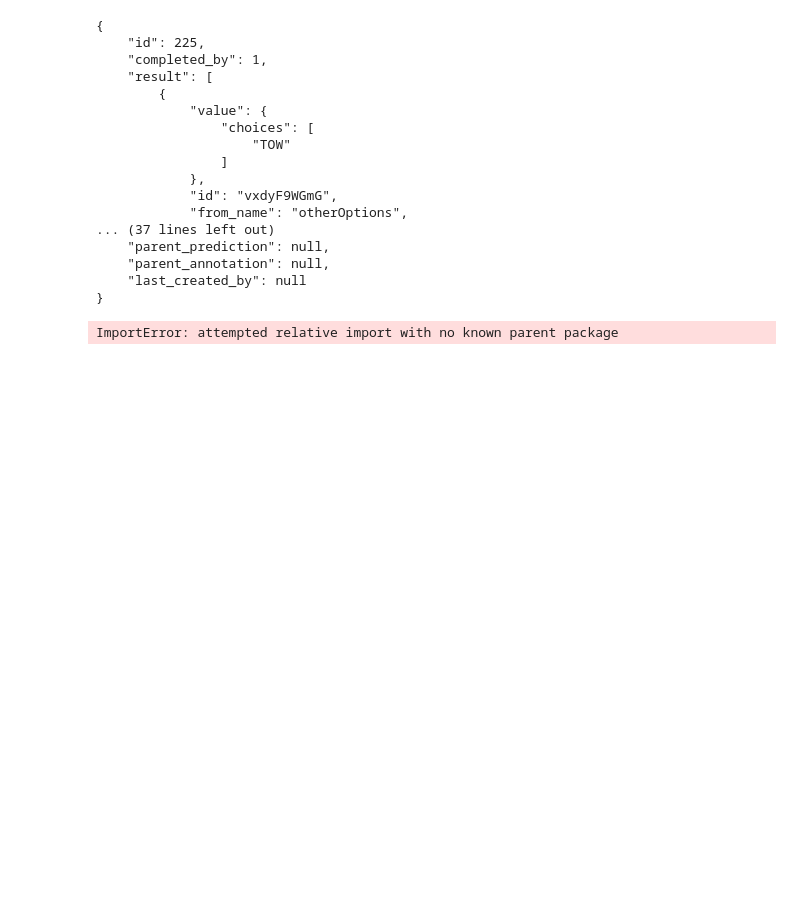
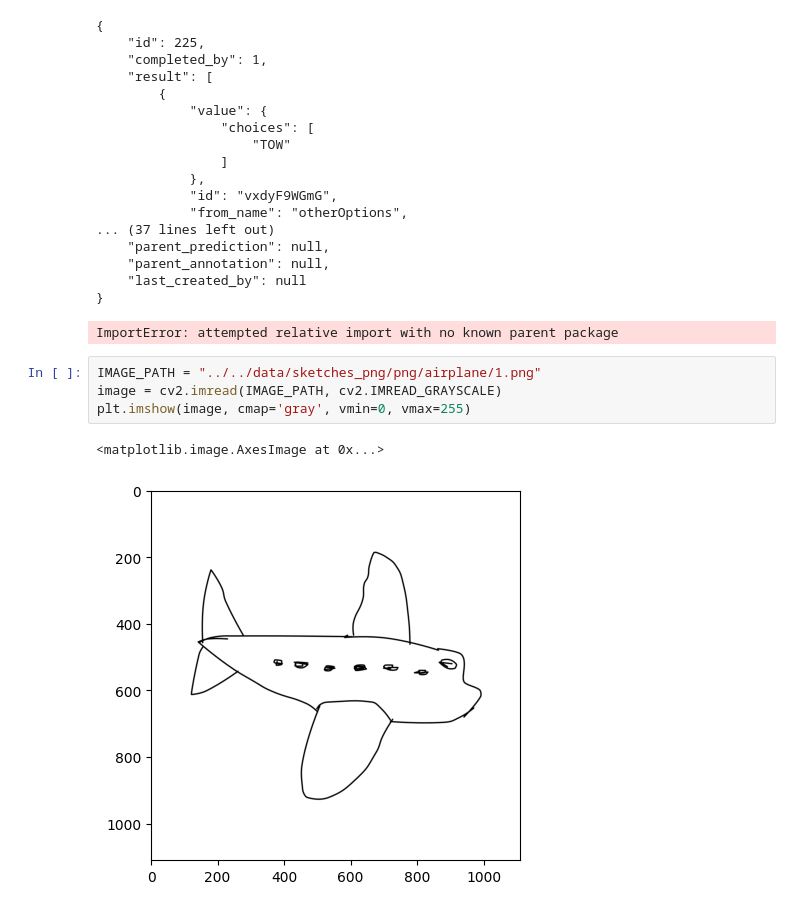
Before and after one commit to EvgheniiBeriozchin/watermark-detection, a Jupyter notebook: playground/Playground.ipynb, the cells around one changed output. Saved outputs shown, nothing was run; the diff lists cells and outputs as text; blank space fills up the shorter version.

```diff
--- a/playground/Playground.ipynb
+++ b/playground/Playground.ipynb
@@ -135,3 +135,10 @@ print(json.dumps(annotations[227]["annotations"][0], indent=4))
 # %%
 # %% [output]
 ImportError: attempted relative import with no known parent package
+# %%
+IMAGE_PATH = "../../data/sketches_png/png/airplane/1.png"
+image = cv2.imread(IMAGE_PATH, cv2.IMREAD_GRAYSCALE)
+plt.imshow(image, cmap='gray', vmin=0, vmax=255)
+# %% [output]
+<matplotlib.image.AxesImage at 0x...>
+[figure, added]
```
Also changed, not shown: parts of 8 cells of this notebook, 1 other file.
